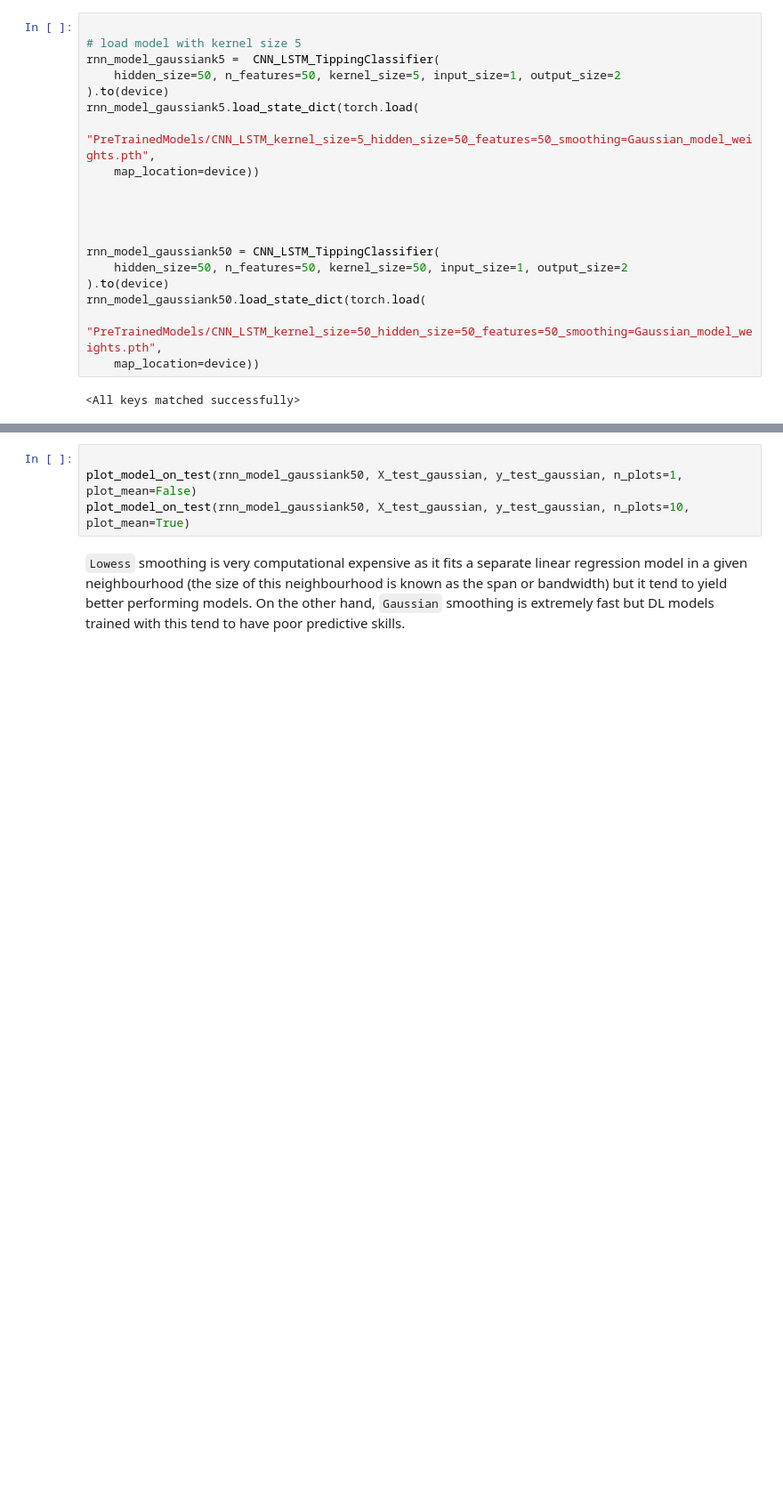
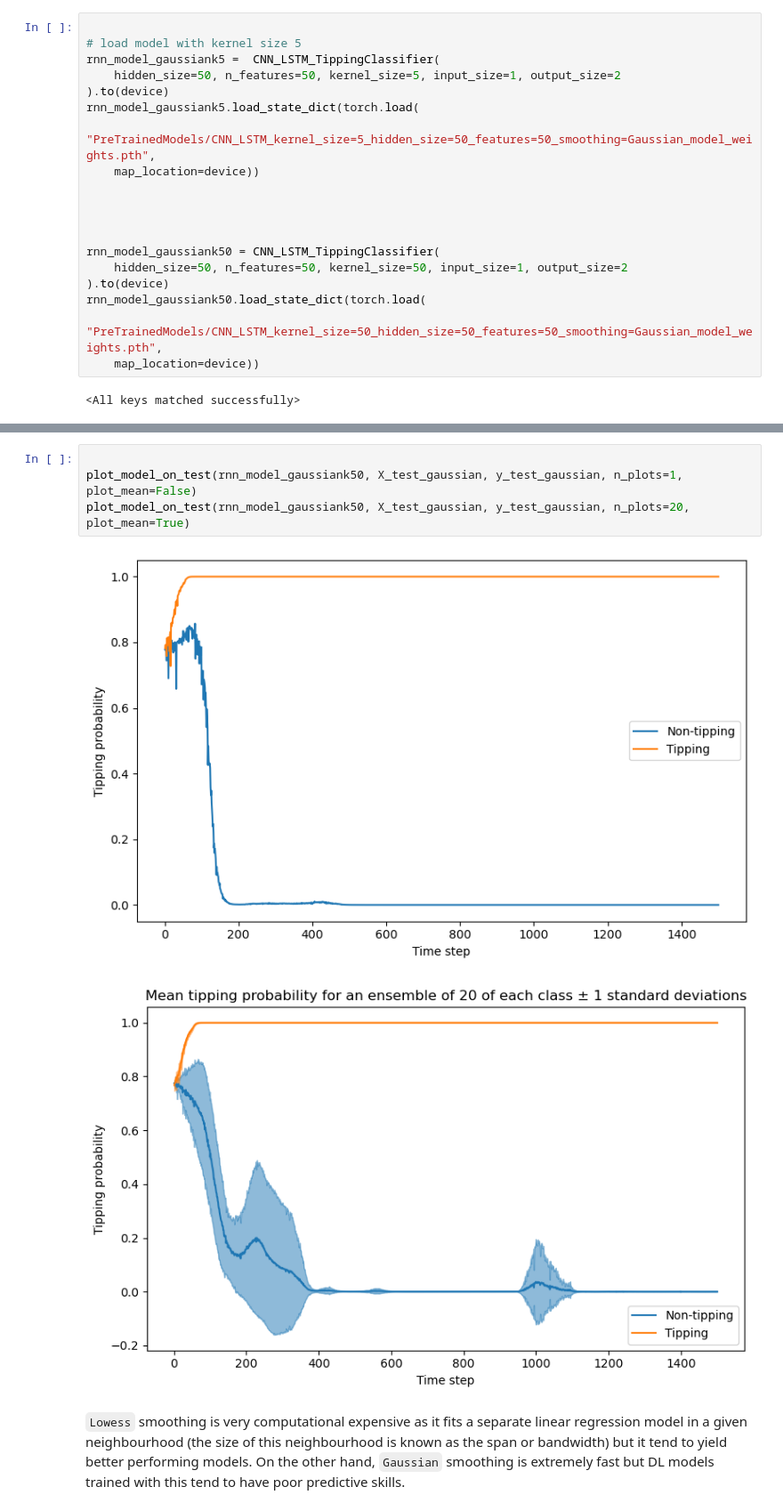
Before and after one commit to muhammedfadera/DL4EWS-Dartington, a Jupyter notebook: practical_session.ipynb, the cells around one changed output, grey strips where cells are left out. Shown at 89% size. Drawn from its saved outputs; the diff is of its cells as text; blank space fills up the shorter version.

```diff
--- a/practical_session.ipynb
+++ b/practical_session.ipynb
@@ -217,7 +233,10 @@ plot_model_on_test(rnn_model_gaussiank5, X_test_gaussian, y_test_gaussian, n_plo
 # %%
 
 plot_model_on_test(rnn_model_gaussiank50, X_test_gaussian, y_test_gaussian, n_plots=1, plot_mean=False)
-plot_model_on_test(rnn_model_gaussiank50, X_test_gaussian, y_test_gaussian, n_plots=10, plot_mean=True)
+plot_model_on_test(rnn_model_gaussiank50, X_test_gaussian, y_test_gaussian, n_plots=20, plot_mean=True)
+# %% [output]
+[figure, added]
+[figure, added]
 # %% [markdown]
 
 `Lowess` smoothing is very computational expensive as it fits a separate linear regression model in a given neighbourhood (the size of this neighbourhood is known as the span or bandwidth) but it tend to yield better performing models. On the other hand, `Gaussian` smoothing is extremely fast but DL models trained with this tend to have poor predictive skills.
```
Also changed, not shown: parts of 29 cells of this notebook, 6 other files.
